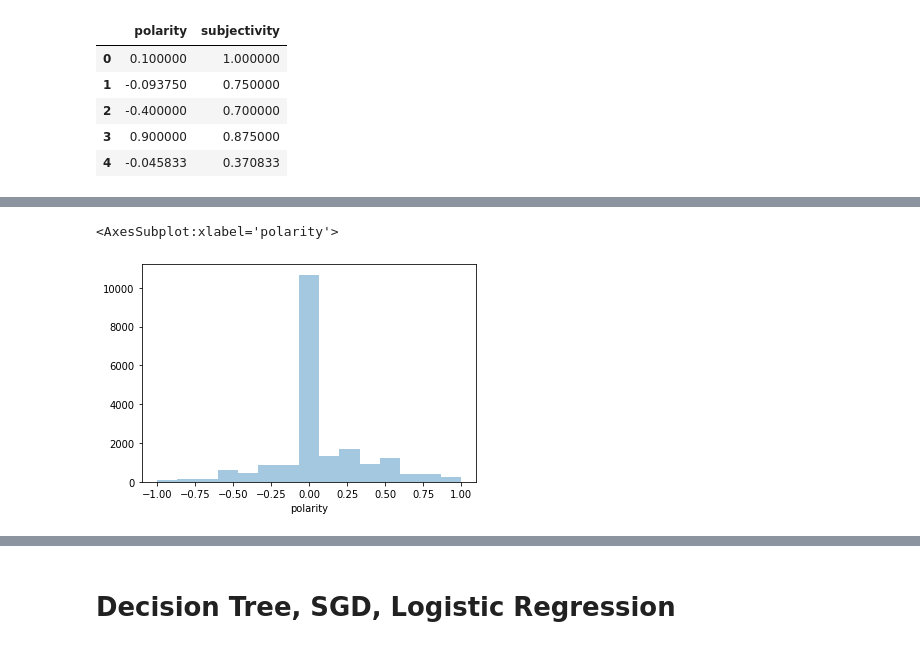
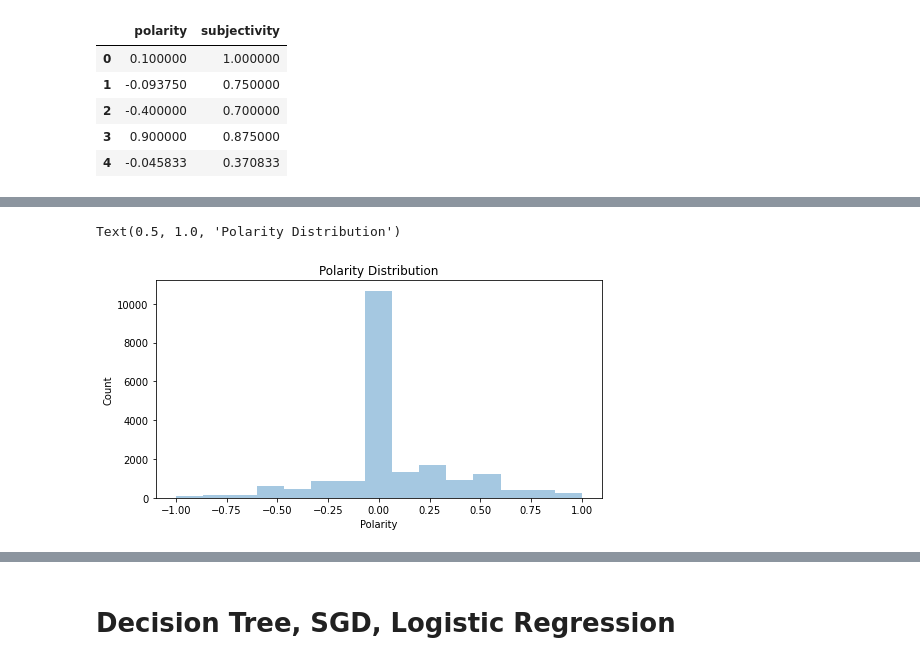
Before and after one commit to Almadam1/Tweet-Classification, a Jupyter notebook: depression-classification.ipynb, the cells around one changed output, grey strips where cells are left out. Saved outputs shown, nothing was run; the diff lists cells and outputs as text; code cells hidden in the pictures.

```diff
--- a/depression-classification.ipynb
+++ b/depression-classification.ipynb
@@ -220,10 +220,18 @@ df4.head(20)
 # Where positive = Sentiment Value > 0
 # Negative = Sentiment Value < 0
 
-df4["Sentiment"] =  np.where(df4["polarity"] >= 0 , "1", "0")
+#df4["Sentiment"] =  np.where(df4["polarity"] >= 0 , "1", "0")
 
 # Change data type of Sentiment to int
-df4["Sentiment"] = df4["Sentiment"].astype(int)
+#df4["Sentiment"] = df4["Sentiment"].astype(int)
+
+df4.loc[(df4['polarity'] == 0), 'Sentiment'] = 'Neutral'
+df4.loc[(df4['polarity'] > 0) & (df4['polarity'] <= 0.5), 'Sentiment'] = 'Slightly Positive'
+df4.loc[(df4['polarity'] > 0.5) & (df4['polarity'] <= 1), 'Sentiment'] = 'Positive'
+df4.loc[(df4['polarity'] < 0) & (df4['polarity'] >= -0.5), 'Sentiment'] = 'Slightly Negative'
+df4.loc[(df4['polarity'] < -0.5) & (df4['polarity'] >= -1), 'Sentiment'] = 'Negative'
+
+df4.head(20)
 # %% [output]
 A value is trying to be set on a copy of a slice from a DataFrame.
 Try using .loc[row_indexer,col_indexer] = value instead
@@ -237,6 +263,10 @@ See the caveats in the documentation: https://pandas.pydata.org/pandas-docs/stab
 # %%
 #Visualize distribution of polarity
+plt.figure(figsize=(8,4))
 sns.distplot(df4['polarity'], bins=15, kde=False)
+plt.xlabel('Polarity')
+plt.ylabel('Count')
+plt.title('Polarity Distribution')
 # %% [output]
-<AxesSubplot:xlabel='polarity'>
+Text(0.5, 1.0, 'Polarity Distribution')
-[figure, old version]
+[figure, new version]
```
Also changed, not shown: parts of 16 cells of this notebook.
